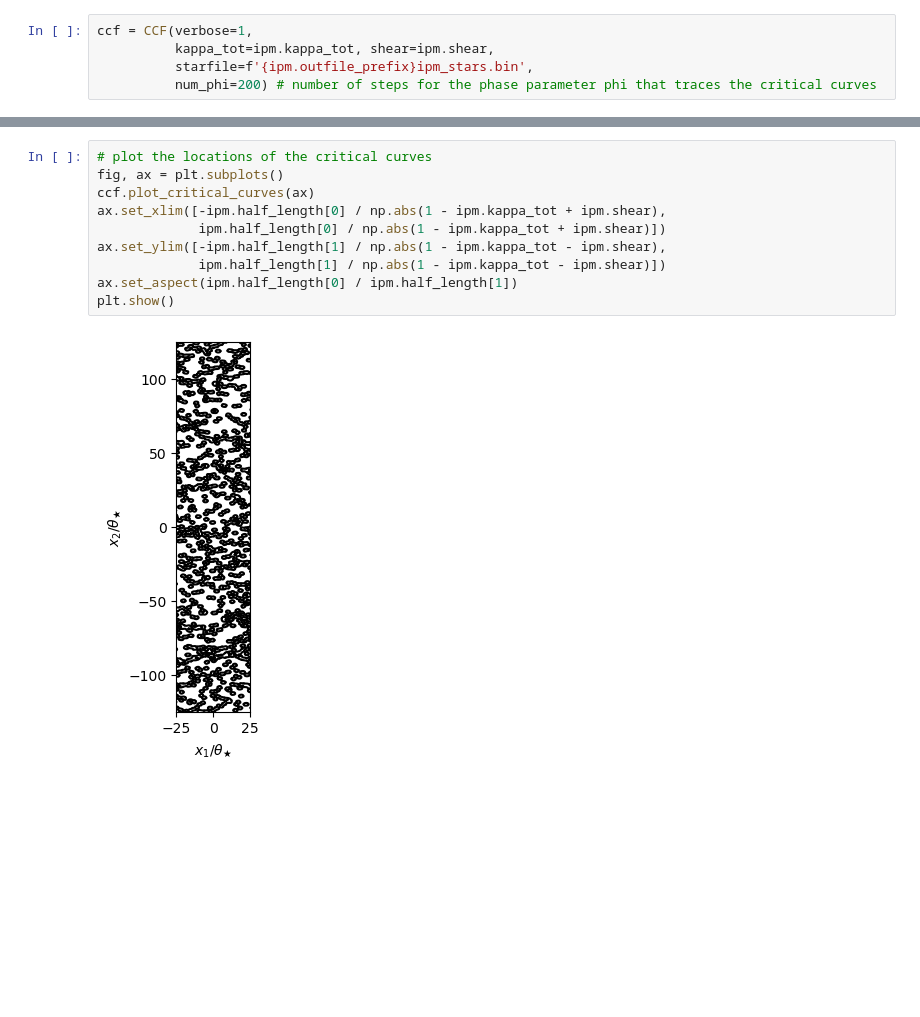
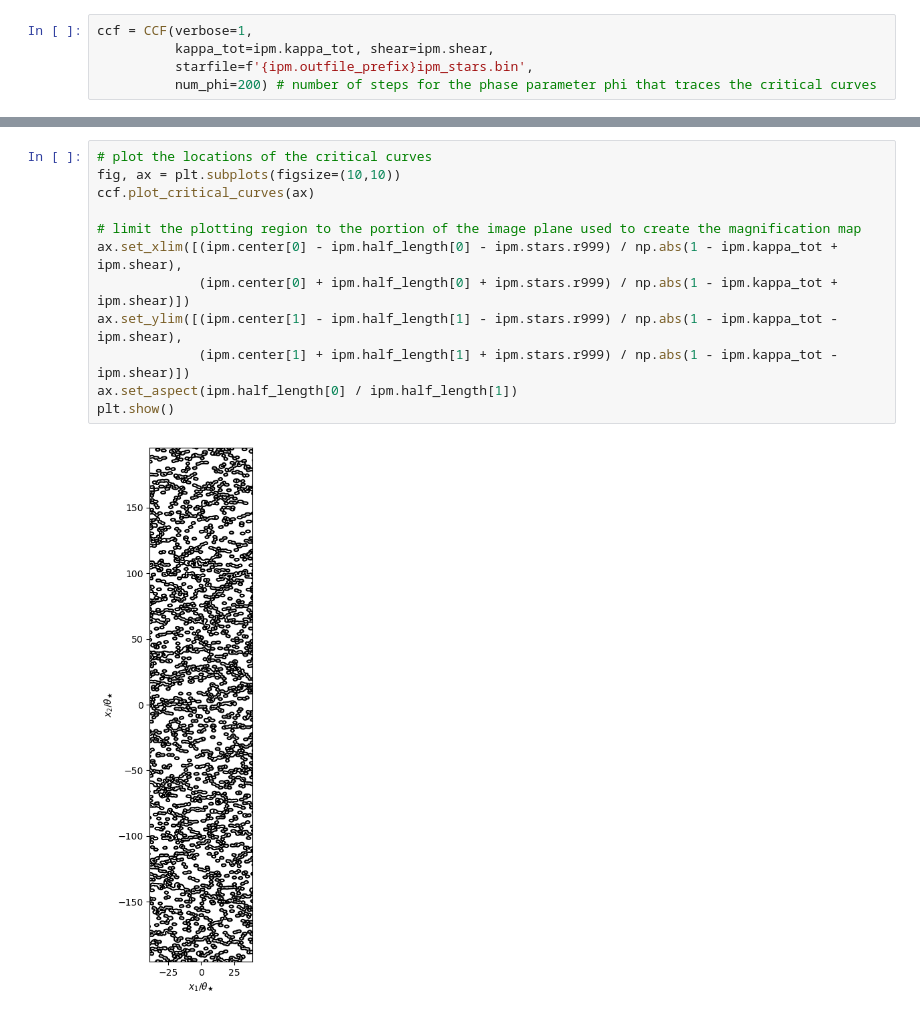
Before and after one commit to weisluke/microlensing, a Jupyter notebook: examples/ccf_example.ipynb, the cells around one changed output, grey strips where cells are left out. Drawn from its saved outputs; the diff is of its cells as text; blank space fills up the shorter version.

Commit message:
update plotting

```diff
--- a/examples/ccf_example.ipynb
+++ b/examples/ccf_example.ipynb
@@ -90,12 +89,14 @@ plt.show()
 # %%
 # plot the locations of the critical curves
-fig, ax = plt.subplots()
+fig, ax = plt.subplots(figsize=(10,10))
 ccf.plot_critical_curves(ax)
-ax.set_xlim([-ipm.half_length[0] / np.abs(1 - ipm.kappa_tot + ipm.shear),
-             ipm.half_length[0] / np.abs(1 - ipm.kappa_tot + ipm.shear)])
-ax.set_ylim([-ipm.half_length[1] / np.abs(1 - ipm.kappa_tot - ipm.shear),
-             ipm.half_length[1] / np.abs(1 - ipm.kappa_tot - ipm.shear)])
+
+# limit the plotting region to the portion of the image plane used to create the magnification map
+ax.set_xlim([(ipm.center[0] - ipm.half_length[0] - ipm.stars.r999) / np.abs(1 - ipm.kappa_tot + ipm.shear),
+             (ipm.center[0] + ipm.half_length[0] + ipm.stars.r999) / np.abs(1 - ipm.kappa_tot + ipm.shear)])
+ax.set_ylim([(ipm.center[1] - ipm.half_length[1] - ipm.stars.r999) / np.abs(1 - ipm.kappa_tot - ipm.shear),
+             (ipm.center[1] + ipm.half_length[1] + ipm.stars.r999) / np.abs(1 - ipm.kappa_tot - ipm.shear)])
 ax.set_aspect(ipm.half_length[0] / ipm.half_length[1])
 plt.show()
 # %% [output]
-[figure, old version]
+[figure, new version]
```
Also changed, not shown: parts of 5 cells of this notebook, 11 other files.
